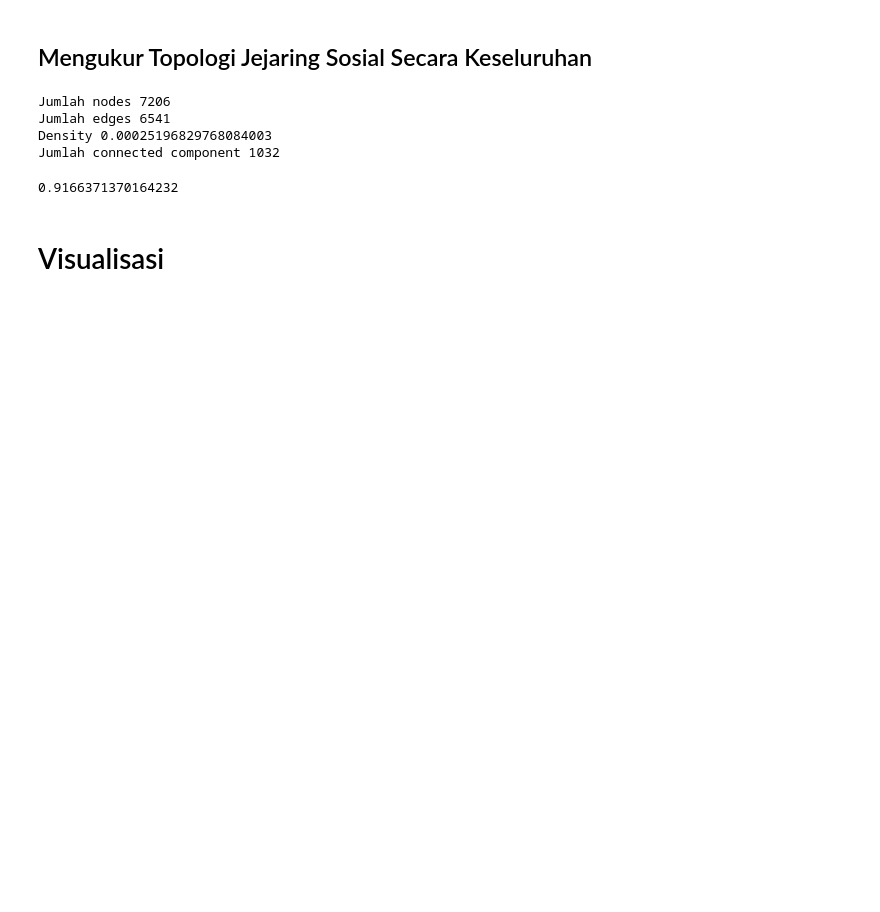
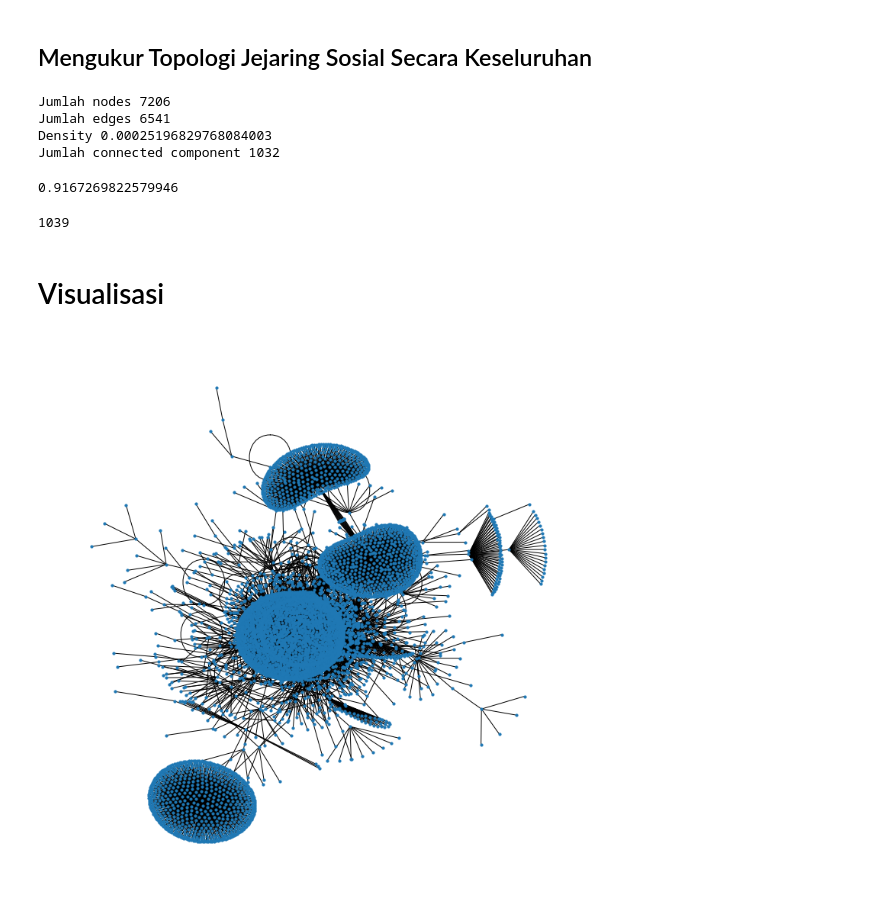
Before and after one commit to BennoAlif/sna, a Jupyter notebook: final-revised.ipynb, the cells around one changed output. Cells and saved outputs as stored; diff of their text form; code cells hidden in the pictures; blank space fills up the shorter version.

```diff
--- a/final-revised.ipynb
+++ b/final-revised.ipynb
@@ -158,11 +196,15 @@ Jumlah edges 6541
 Density 0.00025196829768084003
 Jumlah connected component 1032
 # %%
-# Deteksi komunitas menggunakan modularity
-communities = sorted(nx_comm.greedy_modularity_communities(G), key=len, reverse=True)
+# Deteksi komunitas menggunakan algoritma louvain
+communities = sorted(nx_comm.louvain_communities(G), key=len, reverse=True)
 nx_comm.modularity(G, communities)
 # %% [output]
-0.9166371370164232
+0.9167269822579946
+# %%
+len(communities)
+# %% [output]
+1039
 # %%
 modularity_dict = {} # Create a blank dictionary
 for i,c in enumerate(communities): # Loop through the list of communities, keeping track of the number for the community
@@ -173,3 +215,12 @@ for i,c in enumerate(communities): # Loop through the list of communities, keepi
 nx.set_node_attributes(G, modularity_dict, 'modularity')
 # %% [markdown]
 # Visualisasi
+# %%
+# Memvisualisasikan jaringan
+plt.figure(figsize=(10,10))
+nx.draw(G, with_labels=False,
+        node_size=10,
+        cmap=plt.get_cmap('jet'),
+        pos=pos)
+# %% [output]
+[figure, added]
```
Also changed, not shown: parts of 27 cells of this notebook.
